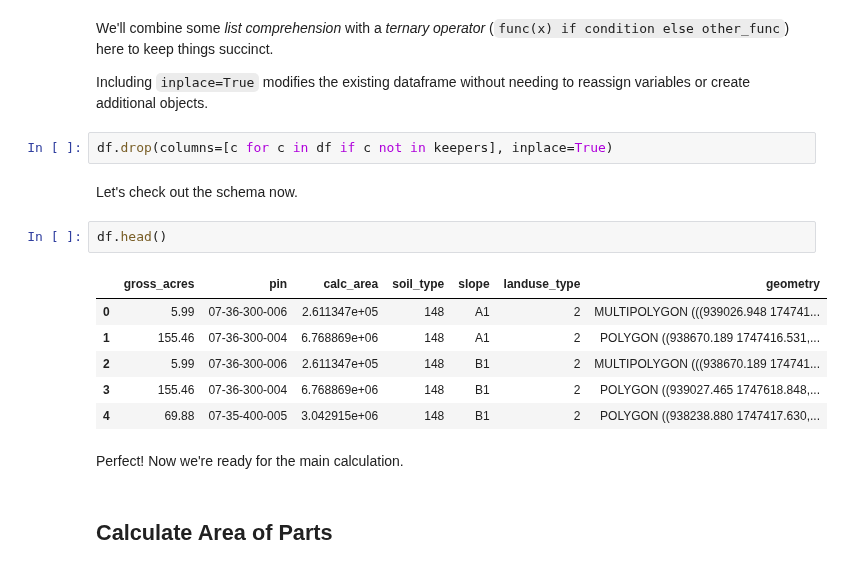
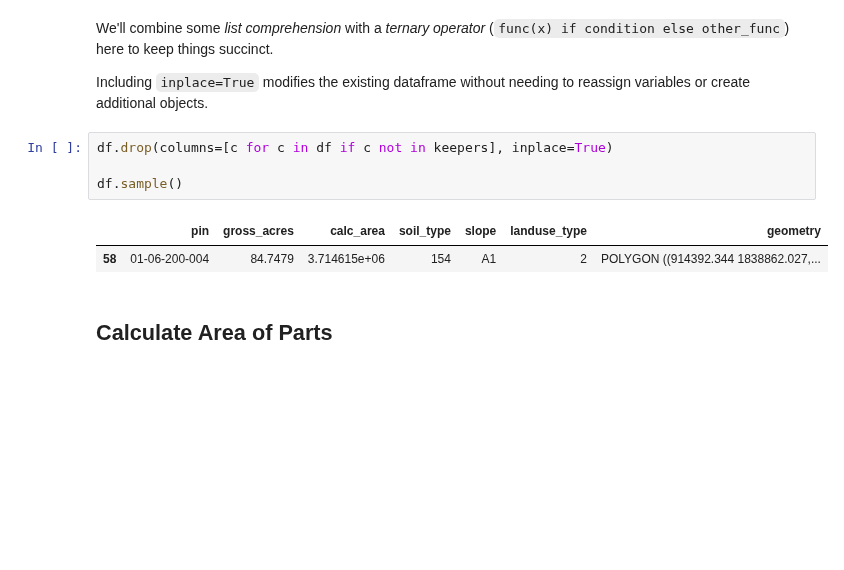
Before and after one commit to kcgis/farm-cards, a Jupyter notebook: farm-cards.ipynb, the cells around one changed output. Drawn from its saved outputs; the diff is of its cells as text; blank space fills up the shorter version.

```diff
--- a/farm-cards.ipynb
+++ b/farm-cards.ipynb
@@ -316,19 +326,11 @@ We'll combine some *list comprehension* with a *ternary operator* (`func(x) if c
 Including `inplace=True` modifies the existing dataframe without needing to reassign variables or create additional objects.
 # %%
 df.drop(columns=[c for c in df if c not in keepers], inplace=True)
+
+df.sample()
+# %% [output]
+|  | pin | gross_acres | calc_area | soil_type | slope | landuse_type | geometry |
+| 58 | 01-06-200-004 | 84.7479 | 3.714615e+06 | 154 | A1 | 2 | POLYGON ((914392.344 1838862.027,... |
-# %% [markdown]
-Let's check out the schema now.
-# %%
-df.head()
-# %% [output]
-|  | gross_acres | pin | calc_area | soil_type | slope | landuse_type | geometry |
-| 0 | 5.99 | 07-36-300-006 | 2.611347e+05 | 148 | A1 | 2 | MULTIPOLYGON (((939026.948 174741... |
-| 1 | 155.46 | 07-36-300-004 | 6.768869e+06 | 148 | A1 | 2 | POLYGON ((938670.189 1747416.531,... |
-| 2 | 5.99 | 07-36-300-006 | 2.611347e+05 | 148 | B1 | 2 | MULTIPOLYGON (((938670.189 174741... |
-| 3 | 155.46 | 07-36-300-004 | 6.768869e+06 | 148 | B1 | 2 | POLYGON ((939027.465 1747618.848,... |
-| 4 | 69.88 | 07-35-400-005 | 3.042915e+06 | 148 | B1 | 2 | POLYGON ((938238.880 1747417.630,... |
-# %% [markdown]
-Perfect! Now we're ready for the main calculation.
 # %% [markdown]
 ## Calculate Area of Parts
 # %% [markdown]
```
Also changed, not shown: parts of 43 cells of this notebook.
